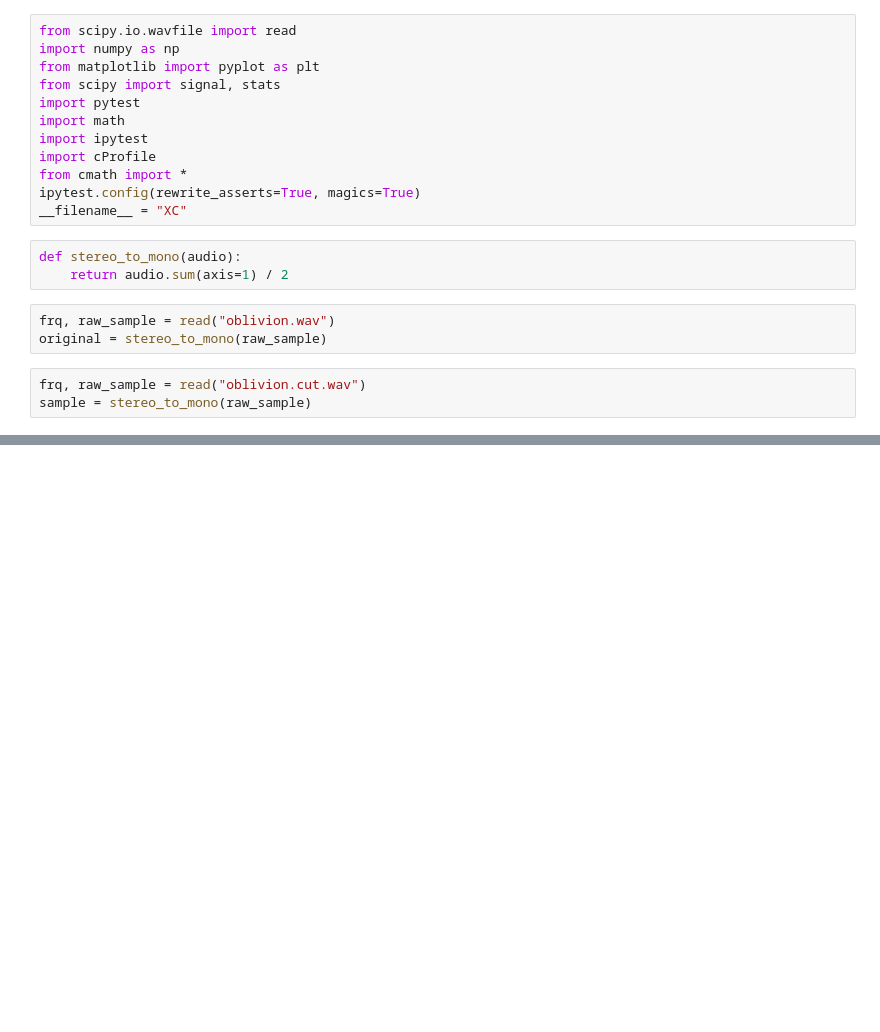
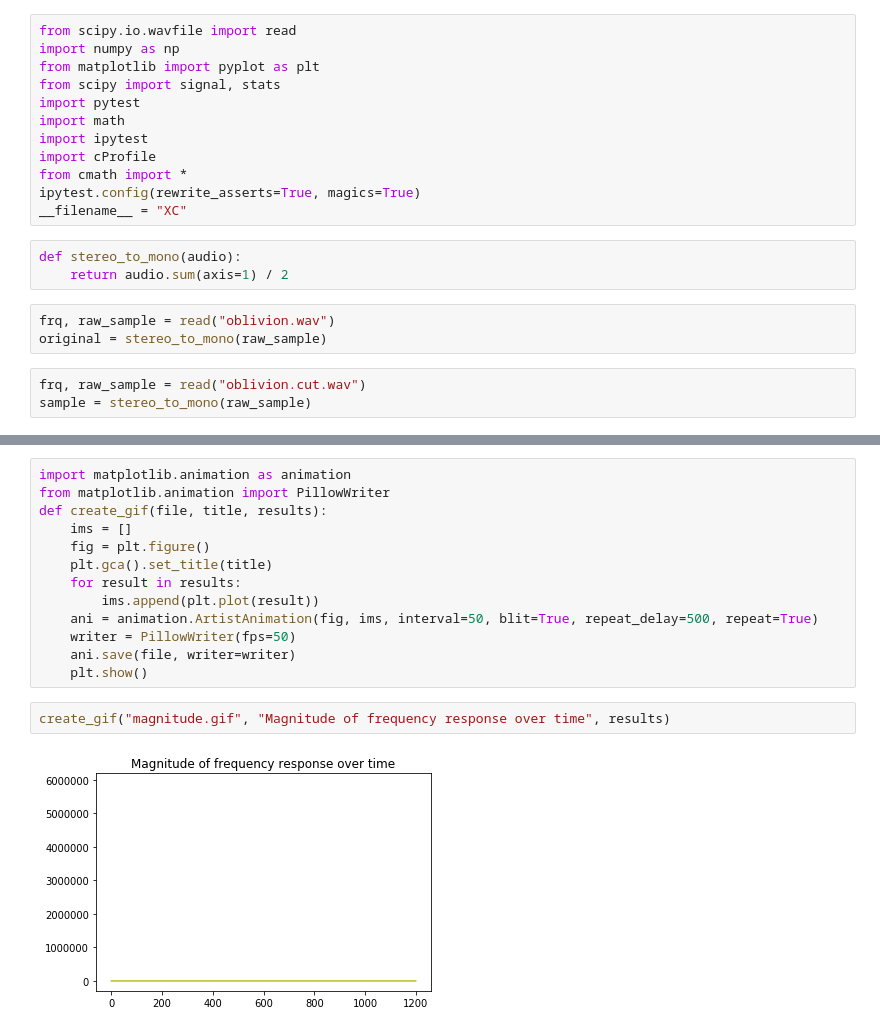
Before and after one commit to Graystripe17/Sadzam, a Jupyter notebook: XC/XC.ipynb, the cells around one changed output, grey strips where cells are left out. Saved outputs shown, nothing was run; the diff lists cells and outputs as text; blank space fills up the shorter version.

Commit message:
Added gif viz, frequency response over time

```diff
--- a/XC/XC.ipynb
+++ b/XC/XC.ipynb
@@ -96,0 +146,17 @@ plt.show()
+# %%
+import matplotlib.animation as animation
+from matplotlib.animation import PillowWriter
+def create_gif(file, title, results):
+    ims = []
+    fig = plt.figure()
+    plt.gca().set_title(title)
+    for result in results:
+        ims.append(plt.plot(result))
+    ani = animation.ArtistAnimation(fig, ims, interval=50, blit=True, repeat_delay=500, repeat=True)
+    writer = PillowWriter(fps=50)
+    ani.save(file, writer=writer)
+    plt.show()
+# %%
+create_gif("magnitude.gif", "Magnitude of frequency response over time", results)
+# %% [output]
+[figure, added]
```
Also changed, not shown: parts of 13 cells of this notebook, 4 other files.
